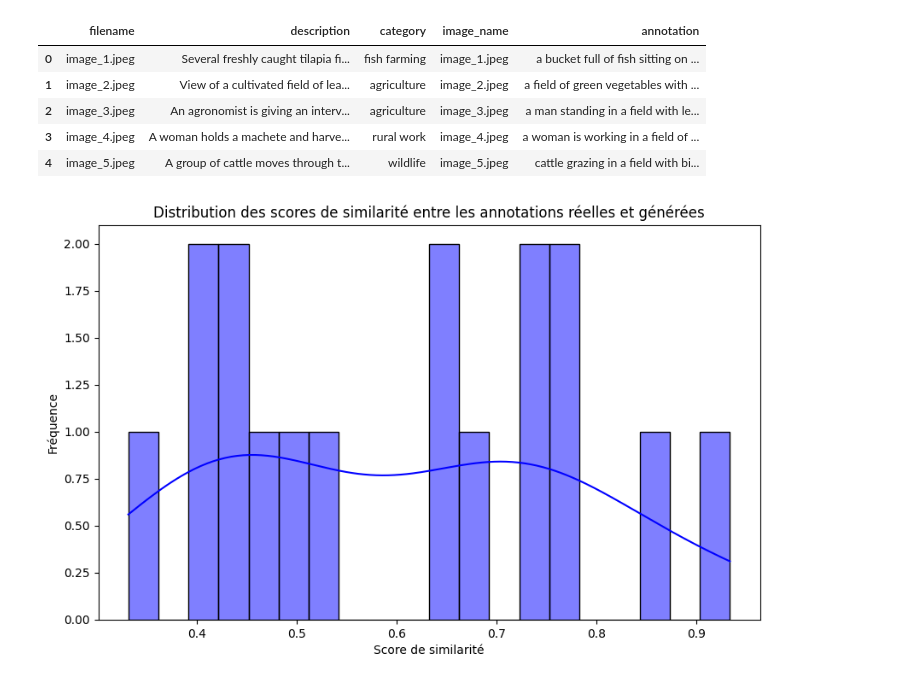
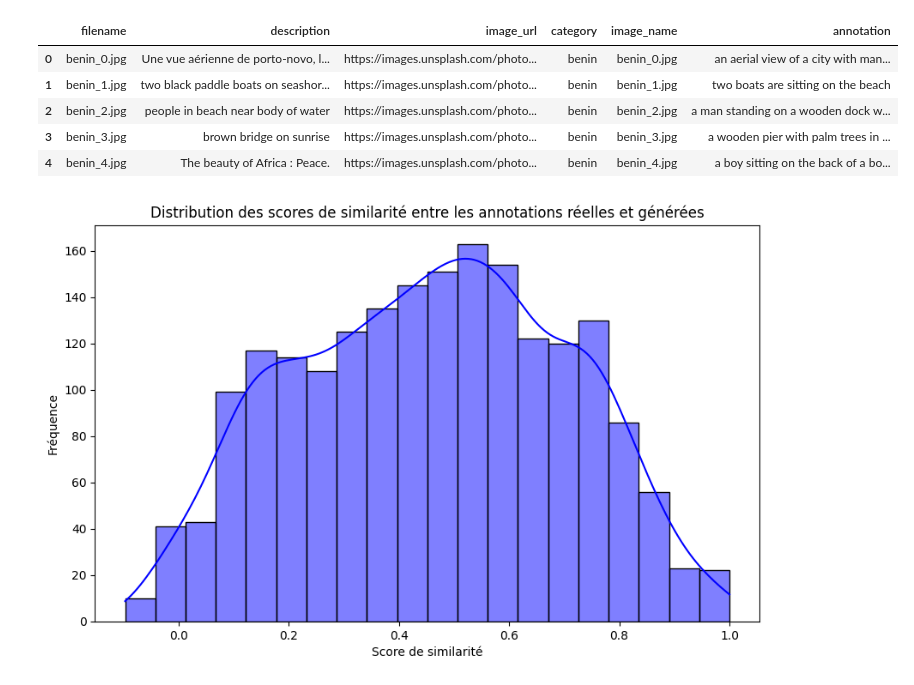
Before and after one commit to gaouehalim/Automatic-annotation-of-African-images, a Jupyter notebook: evalution/compare_annotations_bert.ipynb, the cells around one changed output. Saved outputs shown, nothing was run; the diff lists cells and outputs as text; code cells hidden in the pictures.

```diff
--- a/evalution/compare_annotations_bert.ipynb
+++ b/evalution/compare_annotations_bert.ipynb
@@ -6,25 +6,22 @@ from sklearn.metrics.pairwise import cosine_similarity
 import matplotlib.pyplot as plt
 import seaborn as sns
 # %%
-real_annotations_file = "/home/pionner01/auto-annotation/african_data_collector/storage/meta_data_image.csv"
-generated_annotations_file = "/home/pionner01/auto-annotation/annotation/storage/annotations_blip2.csv"
+real_annotations_file = "/home/pionner01/Automatic-annotation-of-African-images/african_data_collector/storage/meta_images_final.csv"
+generated_annotations_file = "/home/pionner01/Automatic-annotation-of-African-images/annotation/storage/annotations_blip2.csv"
 
-# Charger les DataFrames
 real_annotations_df = pd.read_csv(real_annotations_file)
 generated_annotations_df = pd.read_csv(generated_annotations_file)
 
-# Fusionne les DataFrames sur 'filename' et 'image_name'
 merged_df = pd.merge(real_annotations_df, generated_annotations_df, left_on='filename', right_on='image_name', suffixes=('_real', '_generated'))
 
-# Afficher les premières lignes du DataFrame fusionné
 merged_df.head()
 # %% [output]
-|  | filename | description | category | image_name | annotation |
-| 0 | image_1.jpeg | Several freshly caught tilapia fi... | fish farming | image_1.jpeg | a bucket full of fish sitting on ... |
-| 1 | image_2.jpeg | View of a cultivated field of lea... | agriculture | image_2.jpeg | a field of green vegetables with ... |
-| 2 | image_3.jpeg | An agronomist is giving an interv... | agriculture | image_3.jpeg | a man standing in a field with le... |
-| 3 | image_4.jpeg | A woman holds a machete and harve... | rural work | image_4.jpeg | a woman is working in a field of ... |
-| 4 | image_5.jpeg | A group of cattle moves through t... | wildlife | image_5.jpeg | cattle grazing in a field with bi... |
+|  | filename | description | image_url | category | image_name | annotation |
+| 0 | benin_0.jpg | Une vue aérienne de porto-novo, l... | https://images.unsplash.com/photo... | benin | benin_0.jpg | an aerial view of a city with man... |
+| 1 | benin_1.jpg | two black paddle boats on seashor... | https://images.unsplash.com/photo... | benin | benin_1.jpg | two boats are sitting on the beach |
+| 2 | benin_2.jpg | people in beach near body of water | https://images.unsplash.com/photo... | benin | benin_2.jpg | a man standing on a wooden dock w... |
+| 3 | benin_3.jpg | brown bridge on sunrise | https://images.unsplash.com/photo... | benin | benin_3.jpg | a wooden pier with palm trees in ... |
+| 4 | benin_4.jpg | The beauty of Africa : Peace. | https://images.unsplash.com/photo... | benin | benin_4.jpg | a boy sitting on the back of a bo... |
 # %%
 model = SentenceTransformer('paraphrase-MiniLM-L6-v2')
 
@@ -48,5 +43,5 @@ plt.xlabel('Score de similarité')
 plt.ylabel('Fréquence')
 plt.show()
 # %% [output]
-[figure, old version]
+[figure, new version]
 # %%
```
Also changed, not shown: parts of 8 cells of this notebook, 12 other files.
